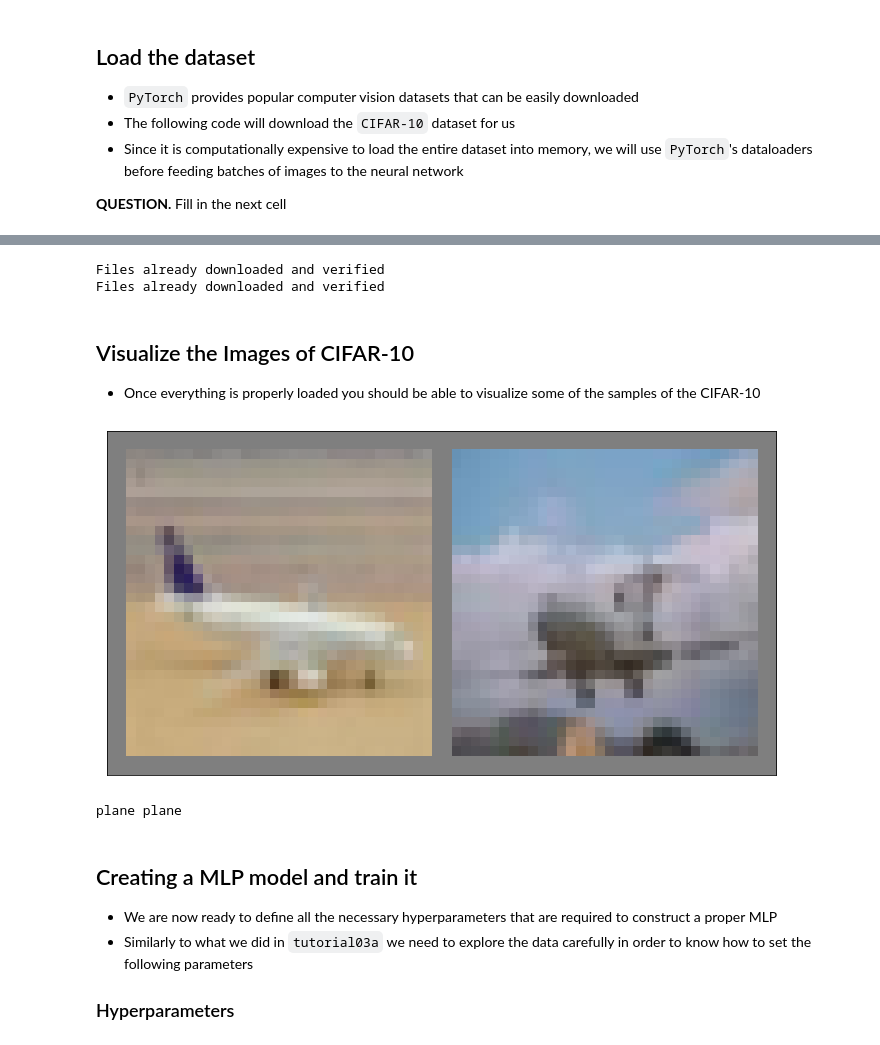
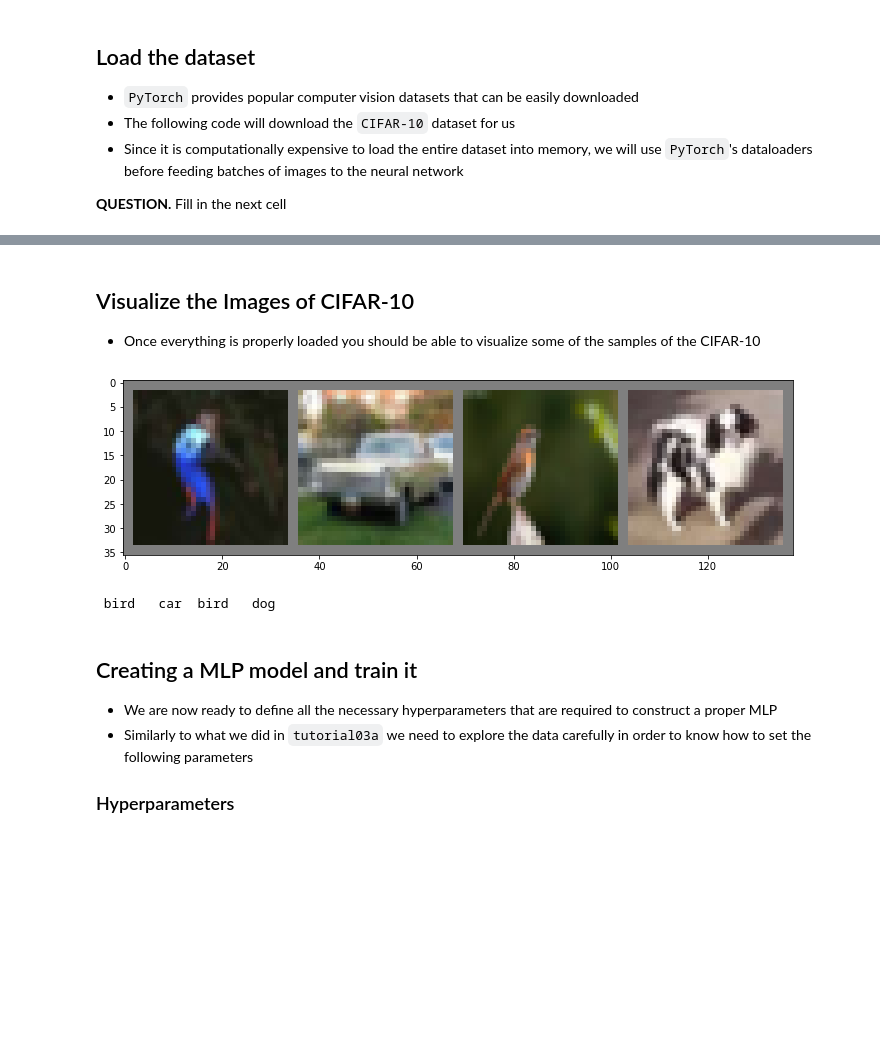
Before and after one commit to JLechuga94/DeepLearning, a Jupyter notebook: T3/tutorial03b.ipynb, the cells around one changed output, grey strips where cells are left out. Cells and saved outputs as stored; diff of their text form; code cells hidden in the pictures; blank space fills up the shorter version.

```diff
--- a/T3/tutorial03b.ipynb
+++ b/T3/tutorial03b.ipynb
@@ -40,13 +41,6 @@ Files already downloaded and verified
 # %%
-transform = transforms.Compose(
-    [transforms.ToTensor(),
-     transforms.Normalize((0.5, 0.5, 0.5), (0.5, 0.5, 0.5))])
-
-trainset = datasets.CIFAR10(root = "./data", train = True, download = True, transform = transform)
-testset = datasets.CIFAR10(root = "./data", train = False, download = True, transform = transform)
-
 # Based on different papers using CIFAR-10 https://www.arxiv-vanity.com/papers/1804.07612/
-batch_size = 1
+batch_size = 4
 
 # Verify how many cores the computer has and assign all of them to the task
 num_workers = multiprocessing.cpu_count()
@@ -56,9 +50,6 @@ trainloader = torch.utils.data.DataLoader(trainset, batch_size=batch_size, num_w
 testloader = torch.utils.data.DataLoader(testset, batch_size=batch_size, num_workers=num_workers, shuffle=True)
 
 classes = ('plane', 'car', 'bird', 'cat', 'deer', 'dog', 'frog', 'horse', 'ship', 'truck')
-# %% [output]
-Files already downloaded and verified
-Files already downloaded and verified
 # %% [markdown]
 ## Visualize the Images of CIFAR-10
 
@@ -66,20 +57,18 @@ Files already downloaded and verified
 # %%
 def show_images(img):
     img = img / 2 + 0.5
     npimg = img.numpy()
     plt.figure(figsize=(12, 12))
     plt.imshow(np.transpose(npimg, (1, 2, 0)))
-    plt.xticks(())
-    plt.yticks(())
     plt.show()
 
 dataiter = iter(trainloader)
 images, labels = dataiter.next()
 show_images(torchvision.utils.make_grid(images))
 print(' '.join('%5s' % classes[labels[j]] for j in range(batch_size)))
 # %% [output]
-[figure, old version]
+[figure, new version]
-plane plane
+ bird   car  bird   dog
 # %% [markdown]
 ## Creating a MLP model and train it
 
```
Also changed, not shown: parts of 16 cells of this notebook.
